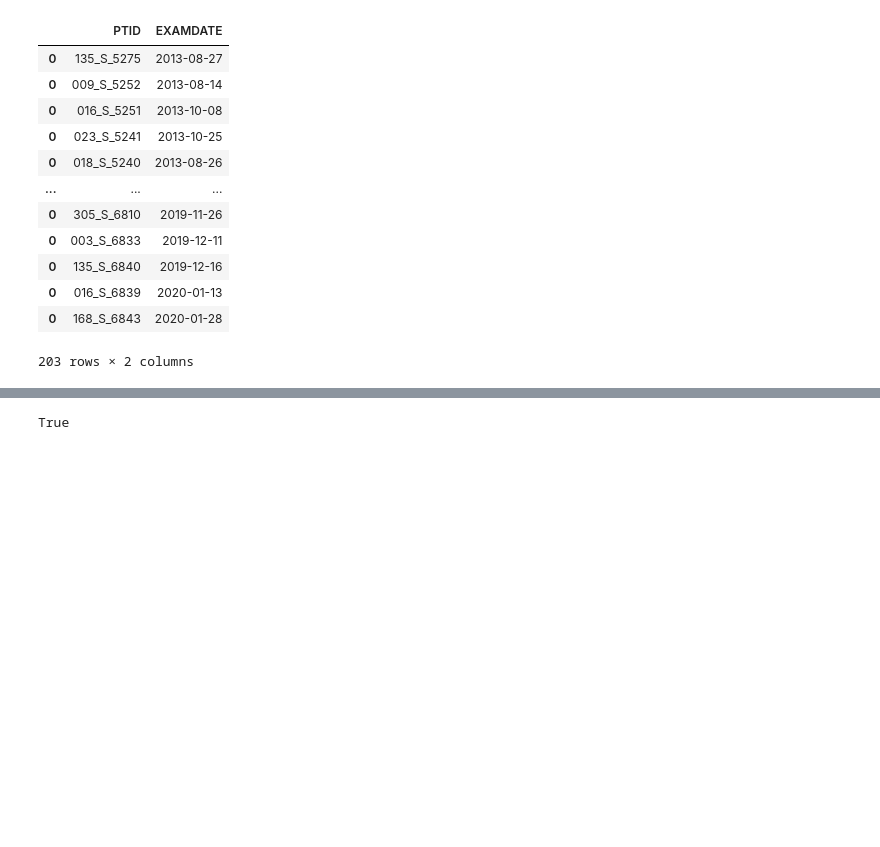
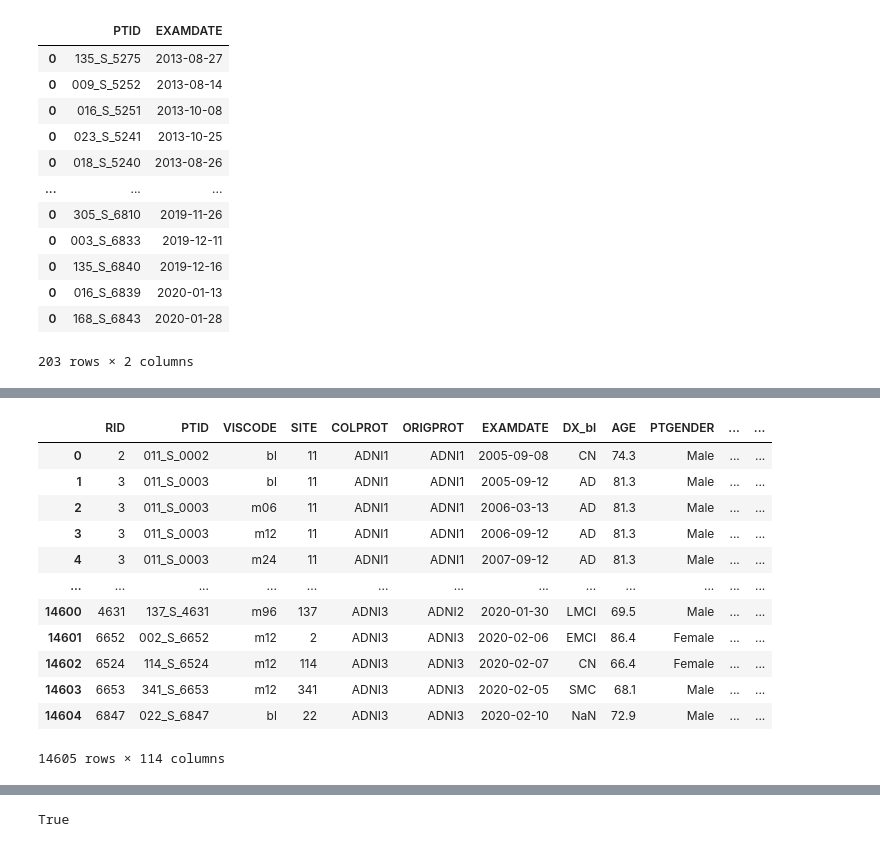
Before and after one commit to ulysses1881826/neuroScript, a Jupyter notebook: makeSpecificPeopleCSV.ipynb, the cells around one changed output, grey strips where cells are left out. Cells and saved outputs as stored; diff of their text form; code cells hidden in the pictures; blank space fills up the shorter version.

```diff
--- a/makeSpecificPeopleCSV.ipynb
+++ b/makeSpecificPeopleCSV.ipynb
@@ -243,0 +263,18 @@ AD_all.to_csv(os.path.join(csvPath,'AD_all.csv'),index=False)
+# %%
+ADNIMERGE_withTau = ADNIMERGE
+# %%
+ADNIMERGE_withTau
+# %% [output]
+|  | RID | PTID | VISCODE | SITE | COLPROT | ORIGPROT | EXAMDATE | DX_bl | AGE | PTGENDER | ... | ... |
+| 0 | 2 | 011_S_0002 | bl | 11 | ADNI1 | ADNI1 | 2005-09-08 | CN | 74.3 | Male | ... | ... |
+| 1 | 3 | 011_S_0003 | bl | 11 | ADNI1 | ADNI1 | 2005-09-12 | AD | 81.3 | Male | ... | ... |
+| 2 | 3 | 011_S_0003 | m06 | 11 | ADNI1 | ADNI1 | 2006-03-13 | AD | 81.3 | Male | ... | ... |
+| 3 | 3 | 011_S_0003 | m12 | 11 | ADNI1 | ADNI1 | 2006-09-12 | AD | 81.3 | Male | ... | ... |
+| 4 | 3 | 011_S_0003 | m24 | 11 | ADNI1 | ADNI1 | 2007-09-12 | AD | 81.3 | Male | ... | ... |
+| ... | ... | ... | ... | ... | ... | ... | ... | ... | ... | ... | ... | ... |
+| 14600 | 4631 | 137_S_4631 | m96 | 137 | ADNI3 | ADNI2 | 2020-01-30 | LMCI | 69.5 | Male | ... | ... |
+| 14601 | 6652 | 002_S_6652 | m12 | 2 | ADNI3 | ADNI3 | 2020-02-06 | EMCI | 86.4 | Female | ... | ... |
+| 14602 | 6524 | 114_S_6524 | m12 | 114 | ADNI3 | ADNI3 | 2020-02-07 | CN | 66.4 | Female | ... | ... |
+| 14603 | 6653 | 341_S_6653 | m12 | 341 | ADNI3 | ADNI3 | 2020-02-05 | SMC | 68.1 | Male | ... | ... |
+| 14604 | 6847 | 022_S_6847 | bl | 22 | ADNI3 | ADNI3 | 2020-02-10 | NaN | 72.9 | Male | ... | ... |
+14605 rows × 114 columns
```
Also changed, not shown: parts of 7 cells of this notebook, 2 other files.
